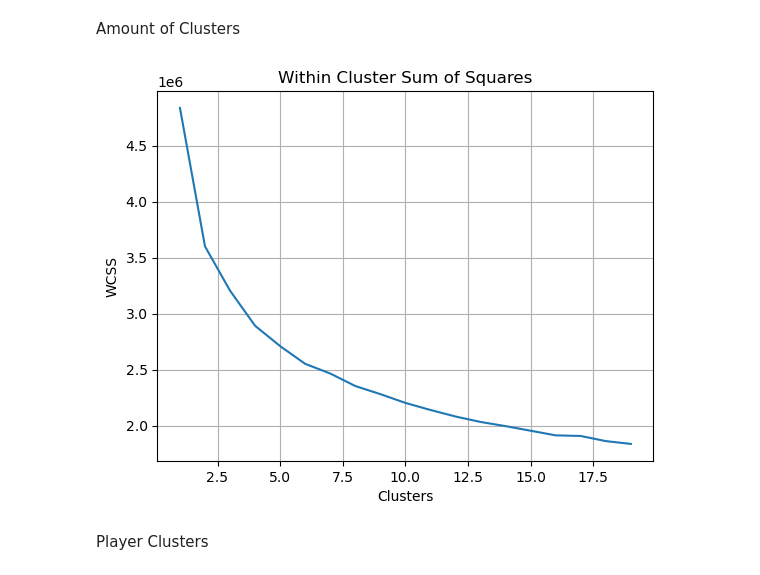
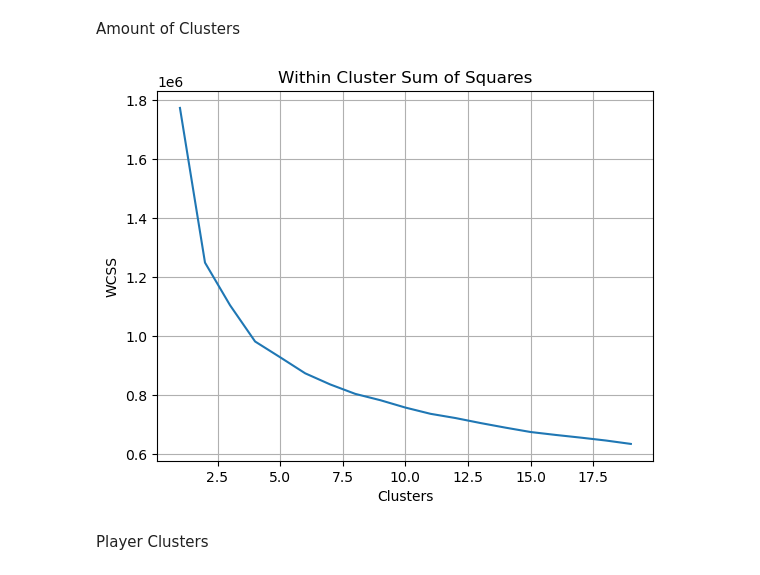
Before and after one commit to daltonlowery26/DIPS, a Jupyter notebook: models/aging_models/age_cluster.ipynb, the cells around one changed output. Cells and saved outputs as stored; diff of their text form; code cells hidden in the pictures.

```diff
--- a/models/aging_models/age_cluster.ipynb
+++ b/models/aging_models/age_cluster.ipynb
@@ -17,6 +17,7 @@ fix cols
 # %%
 data_02_24 = data_02_24.drop(columns=['Unnamed: 0', 'Team'])
 df = data_02_24.copy()
+df = df[df['PA'] > 200]
 # %% [markdown]
 #### Normalization
 <small> all code standard across ipynb when normalization is required (I should probably refactor into .py lol)
@@ -127,29 +128,47 @@ average indiv player, not by season
 # borrowed from player att ipynb
 def clean_names(df):
     df['Name'] = df['Name'].str.split(',').str[0]
+    df['Name'] = df['Name'].str.replace(r'[^a-z\s]', '', regex=True)
     return df
 # %%
-df_zscore_player = clean_names(df_zscore)
-df_zscore_player = df_zscore_player.groupby('Name').mean()
+# clean names
+df_player = clean_names(df_zscore)
+df_player = df_player.drop(columns=['Season'])
+
+# df to store mean results
+df_zscore_mean = pd.DataFrame()
+
+# Loop through each group
+for name, group in df_player.groupby('Name'):
+    weighted_means = {}
+    for col in group.select_dtypes(include=[np.number]).columns:
+        if col != 'PA':
+            weighted_means[col] = np.average(group[col], weights=group['PA'])
+    weighted_means['Name'] = name
+    df_zscore_mean = pd.concat([df_zscore_mean, pd.DataFrame([weighted_means])], ignore_index=True)
+
+
+cols = ['Name'] + [col for col in df_zscore_mean.columns if col != 'Name']
+df_zscore_mean = df_zscore_mean[cols]
 # %% [markdown]
 Amount of Clusters
 # %%
-X = df_zscore_player.drop(columns=['Season', 'Age'])
+X = df_zscore_mean.drop(columns=['Age', 'wRC+', 'Name']) # dont include age
 
 wcss = []
 for i in range(1,20):
     kmeans_clust = KMeans(n_clusters=i, init='k-means++', random_state=42)
     kmeans_clust.fit(X)
     wcss.append(kmeans_clust.inertia_)
 
 plt.plot(range(1,20), wcss)
 plt.title('Within Cluster Sum of Squares')
 plt.ylabel('WCSS')
 plt.xlabel('Clusters')
 plt.grid(True)
 plt.show()
 # %% [output]
-[figure, old version]
+[figure, new version]
 # %% [markdown]
 Player Clusters
 # %%
```
Also changed, not shown: parts of 21 cells of this notebook, 10 other files.
